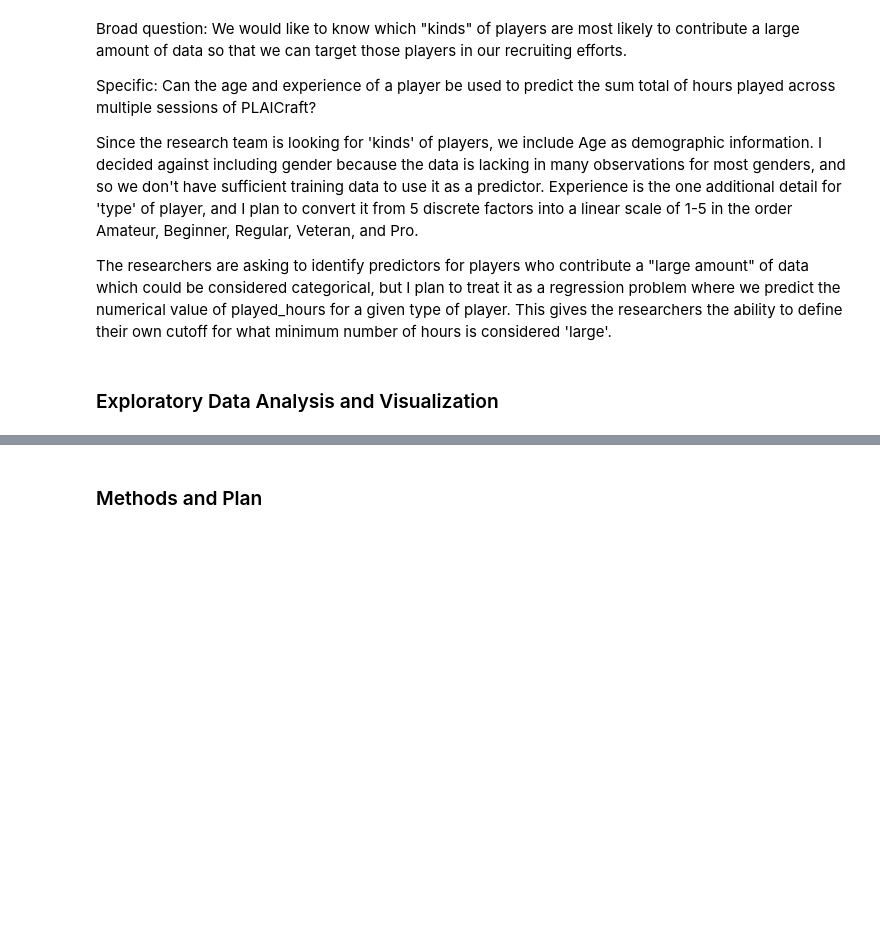
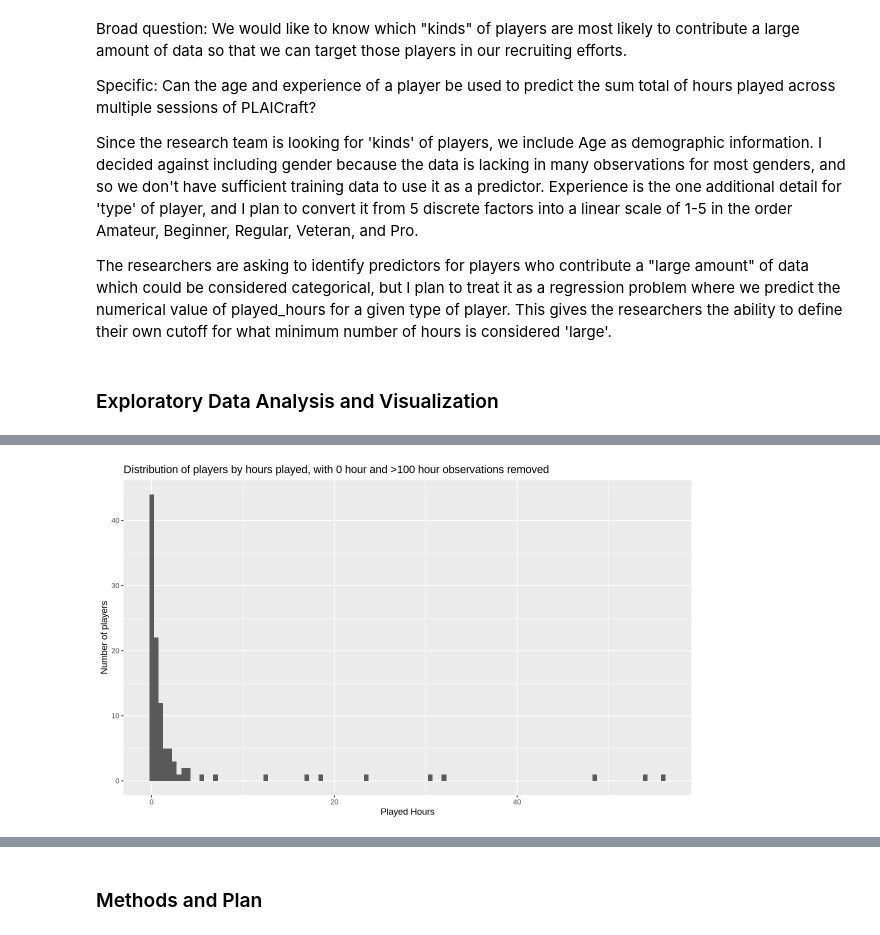
Before and after one commit to apepers/DSCI-100-Project, a Jupyter notebook: ReportNotebook.ipynb, the cells around one changed output, grey strips where cells are left out. Drawn from its saved outputs; the diff is of its cells as text; code cells hidden in the pictures; blank space fills up the shorter version.

```diff
--- a/ReportNotebook.ipynb
+++ b/ReportNotebook.ipynb
@@ -51,0 +125,14 @@ The researchers are asking to identify predictors for players who contribute a "
+# %%
+options(repr.plot.height = 6, repr.plot.width = 10)
+
+played_hours_histogram = players |>
+    filter(played_hours > 0) |>
+    filter(played_hours < 100) |>
+    ggplot(aes(x = played_hours)) +
+    geom_histogram(binwidth = 0.5) +
+    labs(x = "Played Hours", y = "Number of players") +
+    ggtitle("Distribution of players by hours played, with 0 hour and >100 hour observations removed")
+
+played_hours_histogram
+# %% [output]
+[figure, added]
```
Also changed, not shown: parts of 12 cells of this notebook, 1 other file.
